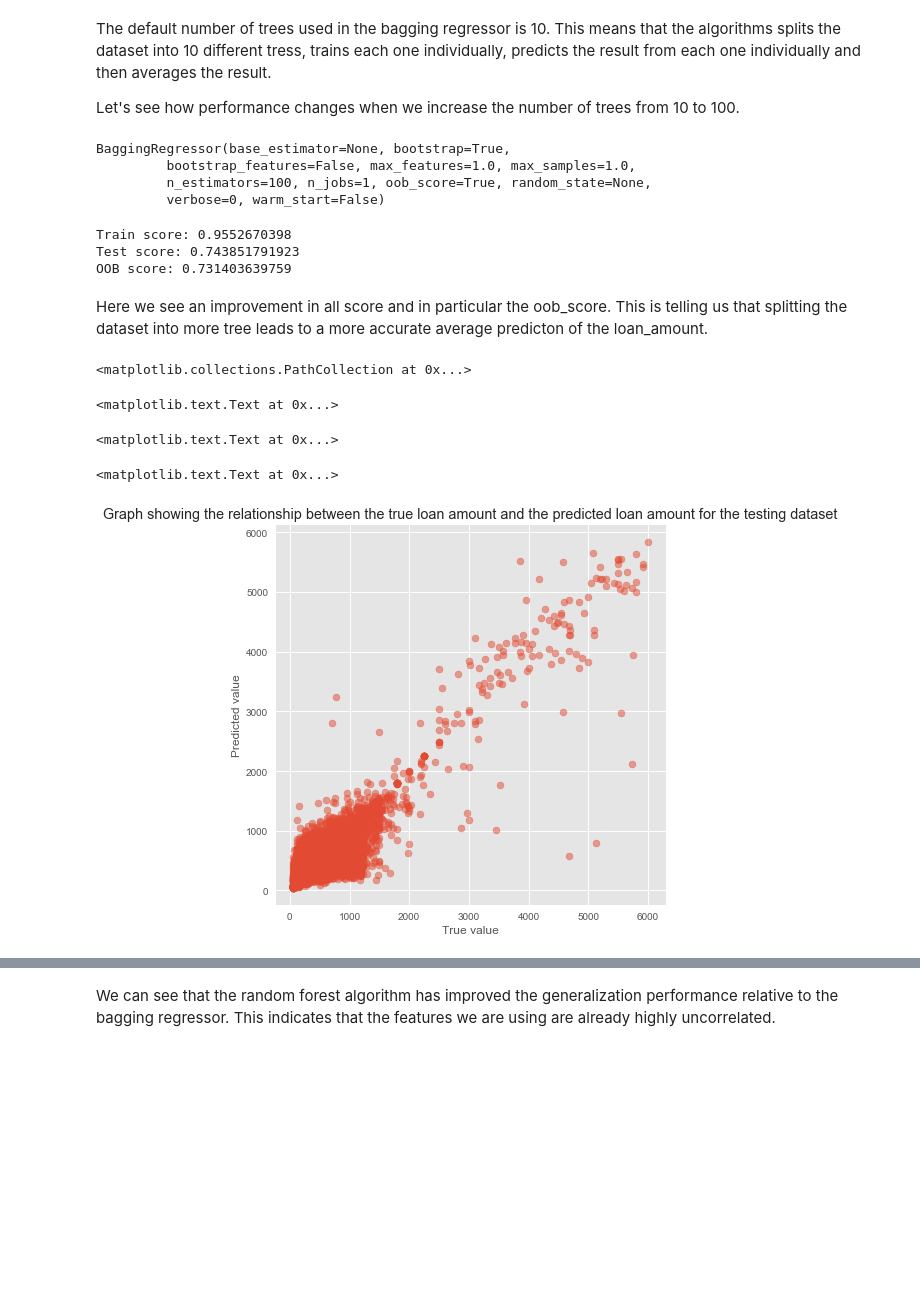
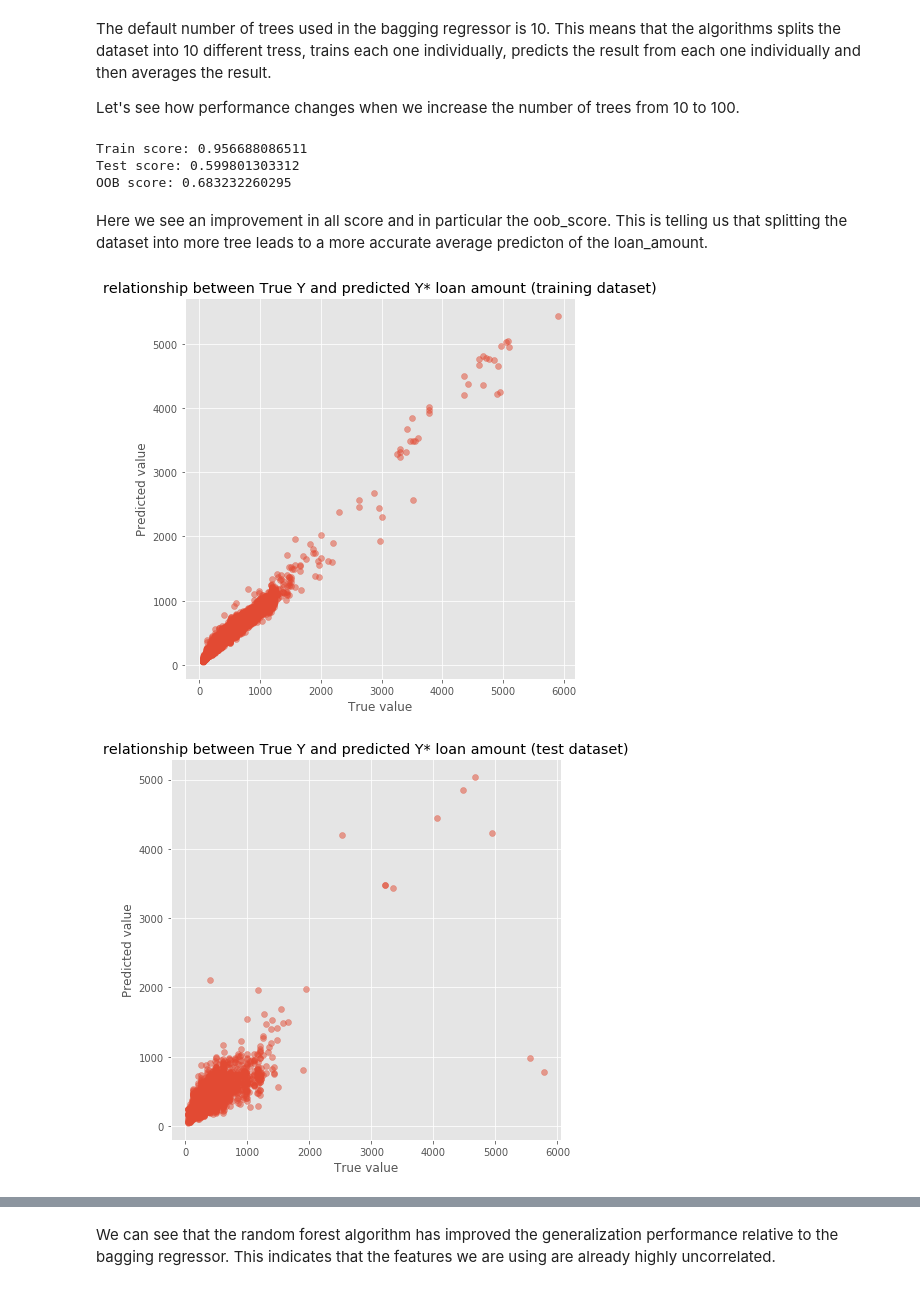
Before and after one commit to DeltaAnalytics/machine_learning_for_good, a Jupyter notebook: module_3/nbs/3-2_decision_tree_random_forest.ipynb, the cells around one changed output, grey strips where cells are left out. Saved outputs shown, nothing was run; the diff lists cells and outputs as text; code cells hidden in the pictures; blank space fills up the shorter version.

```diff
--- a/module_3/nbs/3-2_decision_tree_random_forest.ipynb
+++ b/module_3/nbs/3-2_decision_tree_random_forest.ipynb
@@ -220,37 +291,25 @@ def print_scores(regressor, X_train, y_train, X_test, y_test, oob_score=True):
 The default number of trees used in the bagging regressor is 10. This means that the algorithms splits the dataset into 10 different tress, trains each one individually, predicts the result from each one individually and then averages the result.
 
 Let's see how performance changes when we increase the number of trees from 10 to 100.
-# %%
-# Step 1: Initiating the bagging regressor algorithm
-bagging_regressor = BaggingRegressor(n_estimators=100, oob_score=True)
-# Step 2: Training the bagging regressor algorithm
-bagging_regressor.fit(X_train, y_train)
-# Step 3: Calculating the score of the predictive power on the training and testing dataset.
-print_scores(bagging_regressor, X_train, y_train, X_test, y_test, oob_score=True)
-# %% [output]
-BaggingRegressor(base_estimator=None, bootstrap=True,
-         bootstrap_features=False, max_features=1.0, max_samples=1.0,
-         n_estimators=100, n_jobs=1, oob_score=True, random_state=None,
-         verbose=0, warm_start=False)
-Train score: 0.9552670398
-Test score: 0.743851791923
-OOB score: 0.731403639759
+# %%
+trained_regressor = train_score_regressor(sklearn_regressor = BaggingRegressor,
+                                          X_train = X_train, y_train = y_train,
+                                          X_test = X_test, y_test = y_test,
+                                          model_parameters = {"oob_score":True, "n_estimators": 100},
+                                          print_oob_score=True)
+# %% [output]
+Train score: 0.956688086511
+Test score: 0.599801303312
+OOB score: 0.683232260295
 # %% [markdown]
 Here we see an improvement in all score and in particular the oob_score. This is telling us that splitting the dataset into more tree leads to a more accurate average predicton of the loan_amount.
-# %%
-# plotting a grpah of the true values vs the predicted values for the training and test datasets
-br_y_predicted_test = bagging_regressor.predict(X_test)
-fig = plt.figure(figsize=(7, 7))
-plt.scatter(y_test, br_y_predicted_test, alpha=0.5)
-plt.xlabel('True value')
-plt.ylabel('Predicted value')
-plt.title("Graph showing the relationship between the true loan amount and the predicted loan amount for the testing dataset")
-plt.show()
-# %% [output]
-<matplotlib.collections.PathCollection at 0x...>
-<matplotlib.text.Text at 0x...>
-<matplotlib.text.Text at 0x...>
-<matplotlib.text.Text at 0x...>
-[figure, removed]
+# %%
+# plotting a grpah of the true values vs the predicted values for the training and test datasets
+plot_y_yhat_scatter(y_train, trained_regressor.predict(X_train),train_test = "training")
+# plotting a grpah of the true values vs the predicted values for the training and test datasets
+plot_y_yhat_scatter(y_test, trained_regressor.predict(X_test),train_test = "test")
+# %% [output]
+[figure, added]
+[figure, added]
 # %% [markdown]
 ## Random Forest
```
Also changed, not shown: parts of 48 cells of this notebook.
